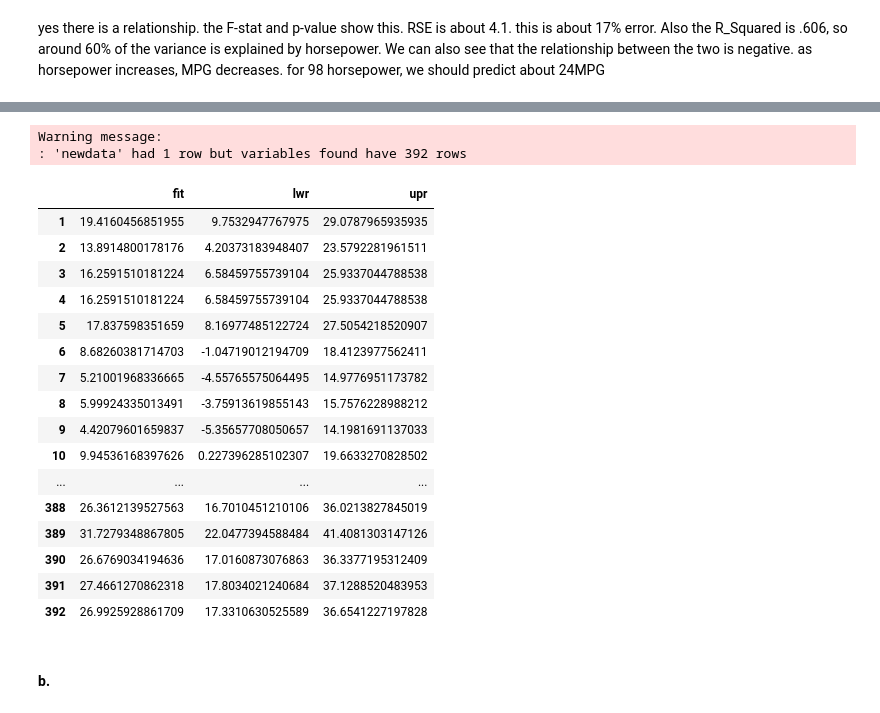
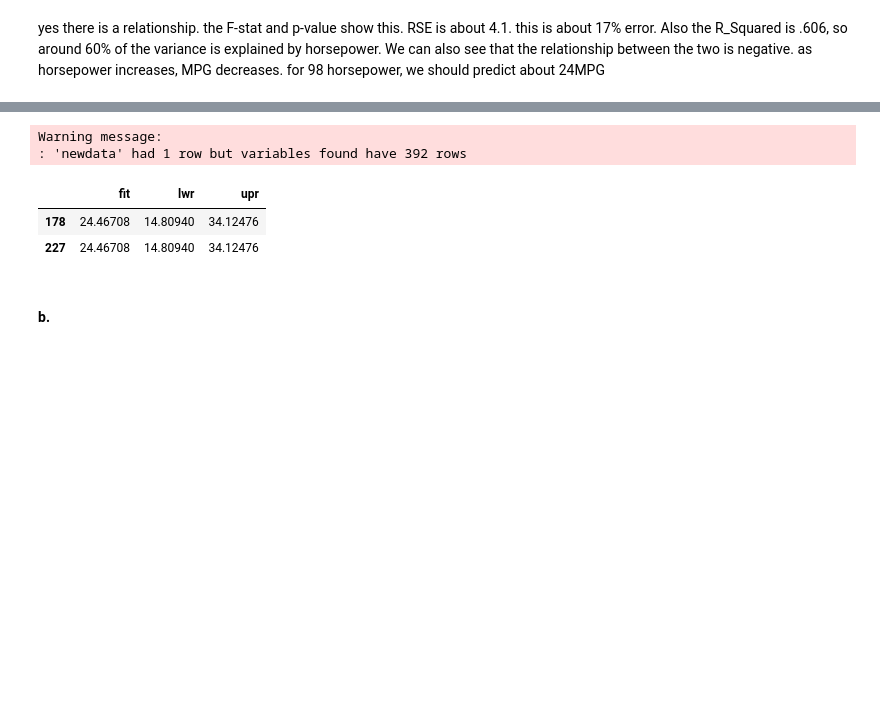
Before and after one commit to jbrambleDC/statistical-learning, a Jupyter notebook: Homework2.ipynb, the cells around one changed output, grey strips where cells are left out. Drawn from its saved outputs; the diff is of its cells as text; code cells hidden in the pictures; blank space fills up the shorter version.

```diff
--- a/Homework2.ipynb
+++ b/Homework2.ipynb
@@ -119,25 +105,11 @@ Warning message:
 # %%
-predict(res, data.frame(horsepower=c(98)), interval="prediction")
+predict(res, data.frame(horsepower=c(98)), interval="prediction")[Auto$horsepower == 98,]
 # %% [output]
 Warning message:
 : 'newdata' had 1 row but variables found have 392 rows
 |  | fit | lwr | upr |
-| 1 | 19.4160456851955 | 9.7532947767975 | 29.0787965935935 |
-| 2 | 13.8914800178176 | 4.20373183948407 | 23.5792281961511 |
-| 3 | 16.2591510181224 | 6.58459755739104 | 25.9337044788538 |
-| 4 | 16.2591510181224 | 6.58459755739104 | 25.9337044788538 |
-| 5 | 17.837598351659 | 8.16977485122724 | 27.5054218520907 |
-| 6 | 8.68260381714703 | -1.04719012194709 | 18.4123977562411 |
-| 7 | 5.21001968336665 | -4.55765575064495 | 14.9776951173782 |
-| 8 | 5.99924335013491 | -3.75913619855143 | 15.7576228988212 |
-| 9 | 4.42079601659837 | -5.35657708050657 | 14.1981691137033 |
-| 10 | 9.94536168397626 | 0.227396285102307 | 19.6633270828502 |
-| ... | ... | ... | ... |
-| 388 | 26.3612139527563 | 16.7010451210106 | 36.0213827845019 |
-| 389 | 31.7279348867805 | 22.0477394588484 | 41.4081303147126 |
-| 390 | 26.6769034194636 | 17.0160873076863 | 36.3377195312409 |
-| 391 | 27.4661270862318 | 17.8034021240684 | 37.1288520483953 |
-| 392 | 26.9925928861709 | 17.3310630525589 | 36.6541227197828 |
+| 178 | 24.46708 | 14.80940 | 34.12476 |
+| 227 | 24.46708 | 14.80940 | 34.12476 |
 # %% [markdown]
 #### b.
 # %%
```
Also changed, not shown: parts of 5 cells of this notebook.
